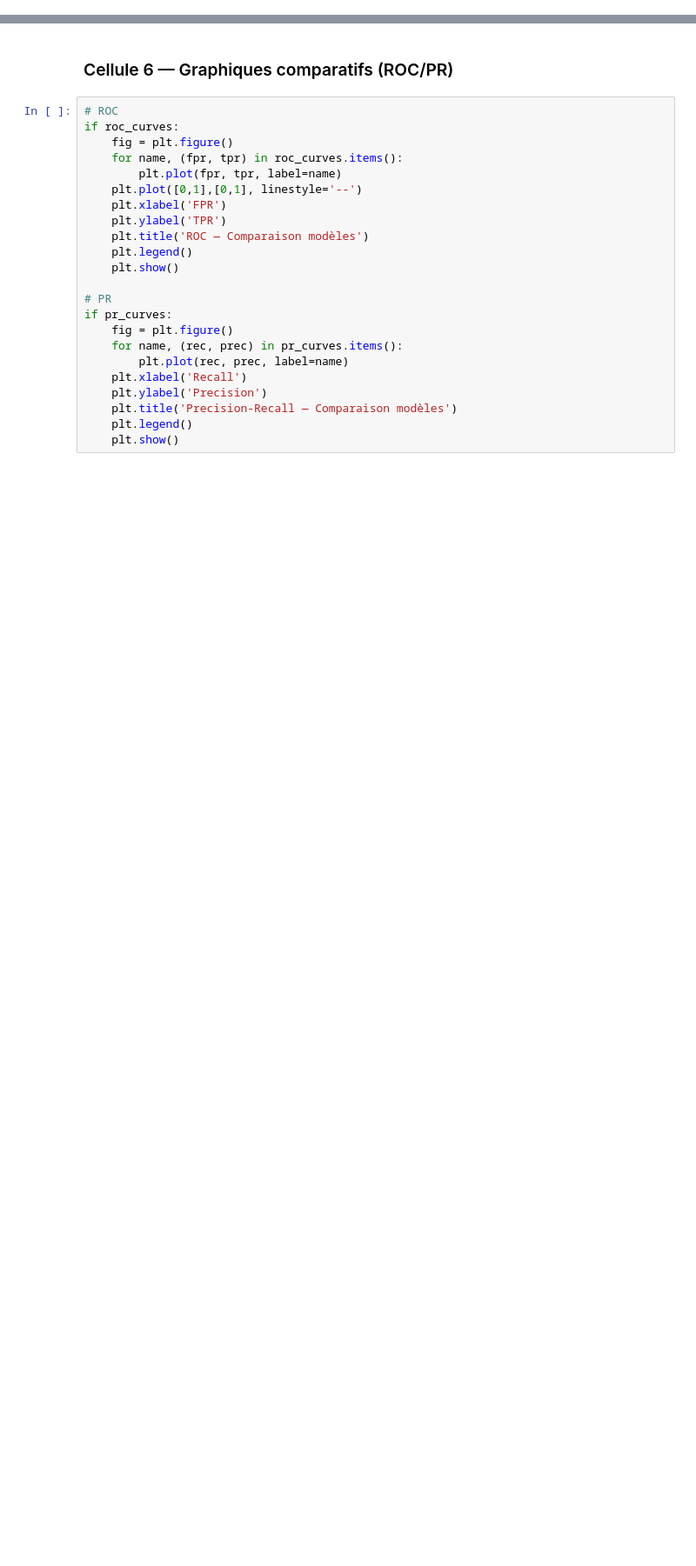
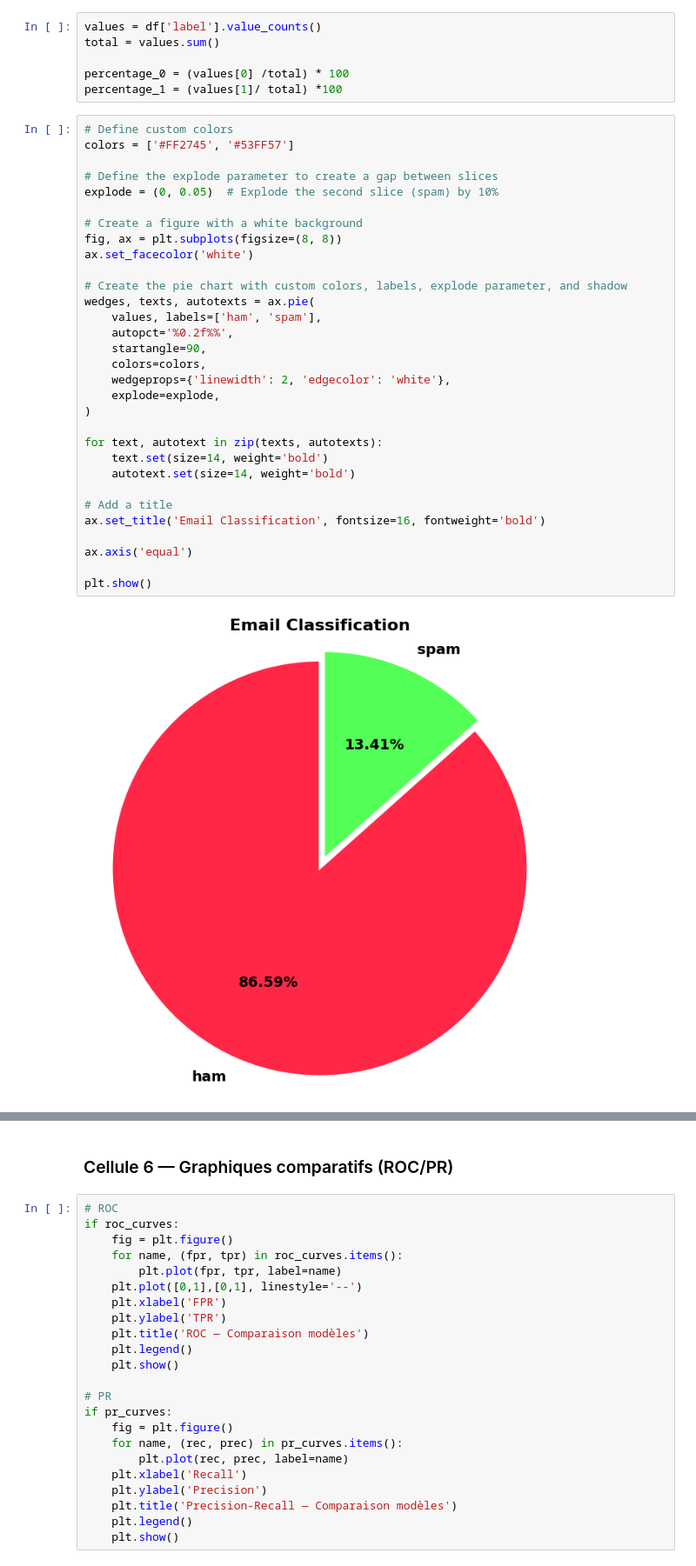
Before and after one commit to sghiouri-mohammed/Spam-Detector, a Jupyter notebook: spam_emails_detection.ipynb, the cells around one changed output, grey strips where cells are left out. Shown: that part at 87% size. Saved outputs shown, nothing was run; the diff lists cells and outputs as text; blank space fills up the shorter version.

```diff
--- a/spam_emails_detection.ipynb
+++ b/spam_emails_detection.ipynb
@@ -41 +59,40 @@ Name: count, dtype: int64
+# %%
+values = df['label'].value_counts()
+total = values.sum()
+
+percentage_0 = (values[0] /total) * 100
+percentage_1 = (values[1]/ total) *100
+# %%
+# Define custom colors
+colors = ['#FF2745', '#53FF57']
+
+# Define the explode parameter to create a gap between slices
+explode = (0, 0.05)  # Explode the second slice (spam) by 10%
+
+# Create a figure with a white background
+fig, ax = plt.subplots(figsize=(8, 8))
+ax.set_facecolor('white')
+
+# Create the pie chart with custom colors, labels, explode parameter, and shadow
+wedges, texts, autotexts = ax.pie(
+    values, labels=['ham', 'spam'],
+    autopct='%0.2f%%',
+    startangle=90,
+    colors=colors,
+    wedgeprops={'linewidth': 2, 'edgecolor': 'white'},
+    explode=explode,
+)
+
+for text, autotext in zip(texts, autotexts):
+    text.set(size=14, weight='bold')
+    autotext.set(size=14, weight='bold')
+
+# Add a title
+ax.set_title('Email Classification', fontsize=16, fontweight='bold')
+
+ax.axis('equal')
+
+plt.show()
+# %% [output]
+[figure, added]
 # %% [markdown]
```
Also changed, not shown: parts of 25 cells of this notebook, 5 other files.
